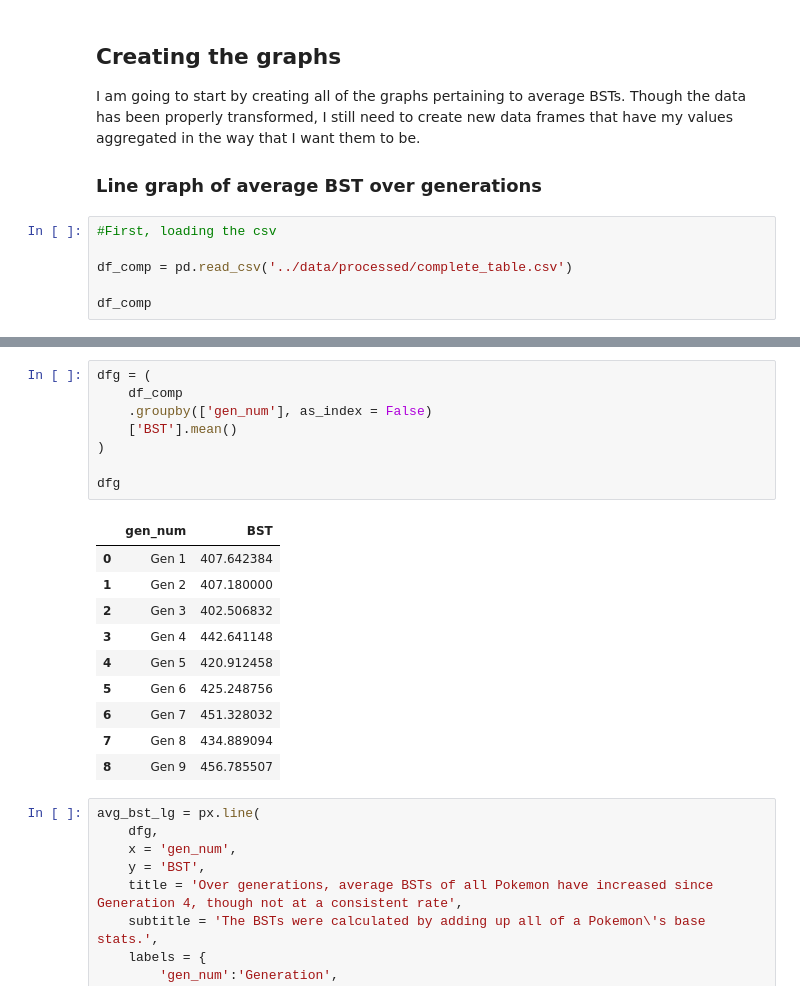
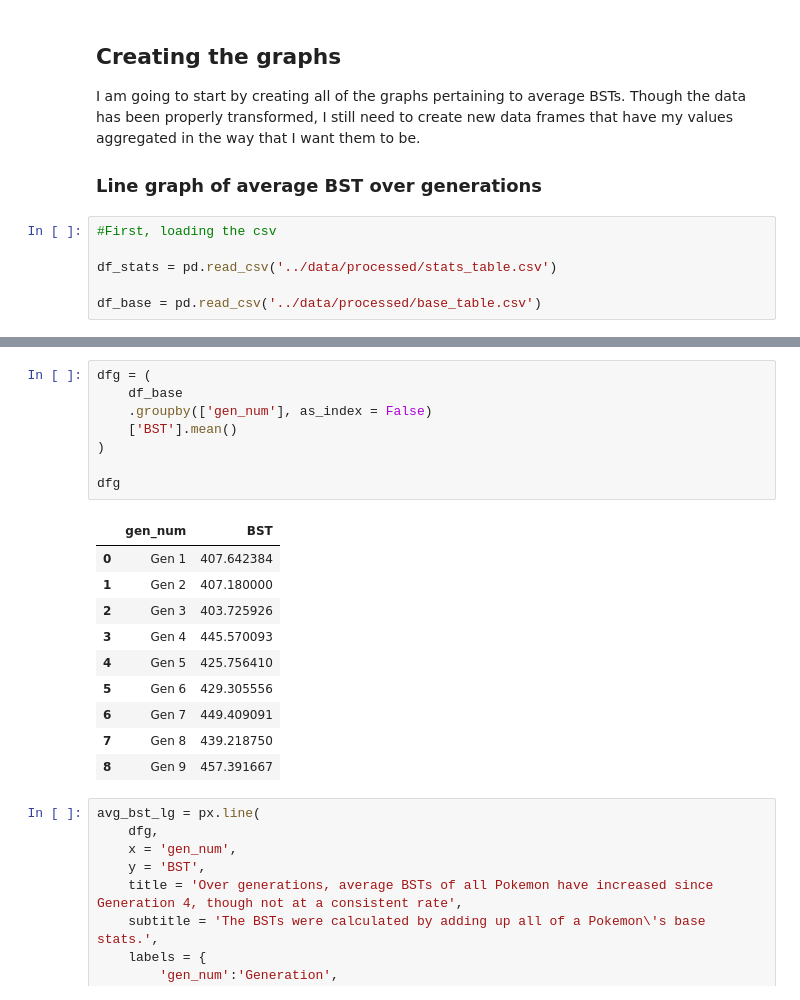
Before and after one commit to AEG-1309/me204-final-project, a Jupyter notebook: notebooks/NB03-Data-Analysis.ipynb, the cells around one changed output, grey strips where cells are left out. Drawn from its saved outputs; the diff is of its cells as text.

```diff
--- a/notebooks/NB03-Data-Analysis.ipynb
+++ b/notebooks/NB03-Data-Analysis.ipynb
@@ -41,6 +43,6 @@ I am going to start by creating all of the graphs pertaining to average BSTs. Th
 # %%
 #First, loading the csv
 
-df_comp = pd.read_csv('../data/processed/complete_table.csv')
+df_stats = pd.read_csv('../data/processed/stats_table.csv')
 
-df_comp
+df_base = pd.read_csv('../data/processed/base_table.csv')
@@ -61,22 +49,22 @@ df_comp
 # %%
 dfg = (
-    df_comp
+    df_base
     .groupby(['gen_num'], as_index = False)
     ['BST'].mean()
 )
 
 dfg
 # %% [output]
 |  | gen_num | BST |
 | 0 | Gen 1 | 407.642384 |
 | 1 | Gen 2 | 407.180000 |
-| 2 | Gen 3 | 402.506832 |
-| 3 | Gen 4 | 442.641148 |
-| 4 | Gen 5 | 420.912458 |
-| 5 | Gen 6 | 425.248756 |
-| 6 | Gen 7 | 451.328032 |
-| 7 | Gen 8 | 434.889094 |
-| 8 | Gen 9 | 456.785507 |
+| 2 | Gen 3 | 403.725926 |
+| 3 | Gen 4 | 445.570093 |
+| 4 | Gen 5 | 425.756410 |
+| 5 | Gen 6 | 429.305556 |
+| 6 | Gen 7 | 449.409091 |
+| 7 | Gen 8 | 439.218750 |
+| 8 | Gen 9 | 457.391667 |
 # %%
 avg_bst_lg = px.line(
     dfg,
```
Also changed, not shown: parts of 9 cells of this notebook, 9 other files.
